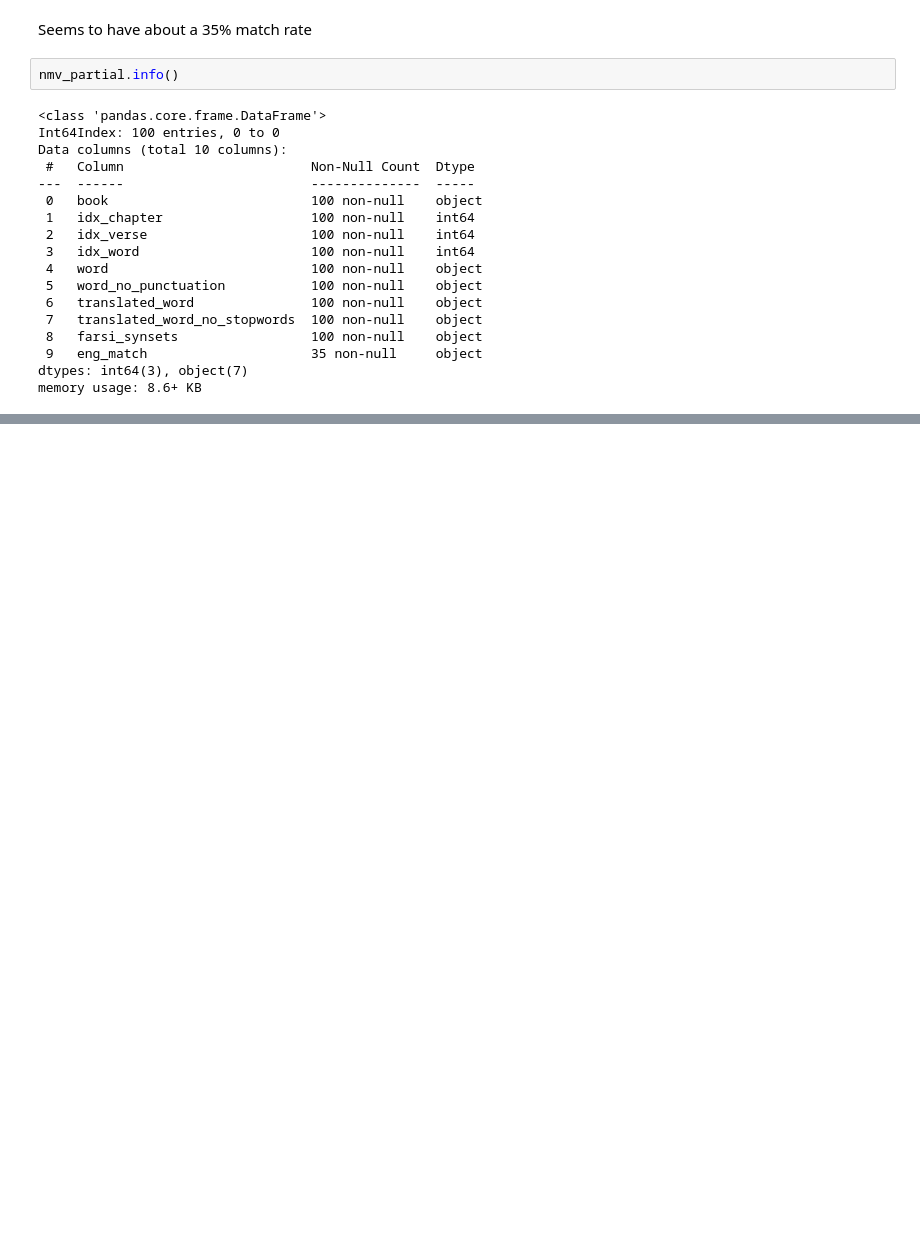
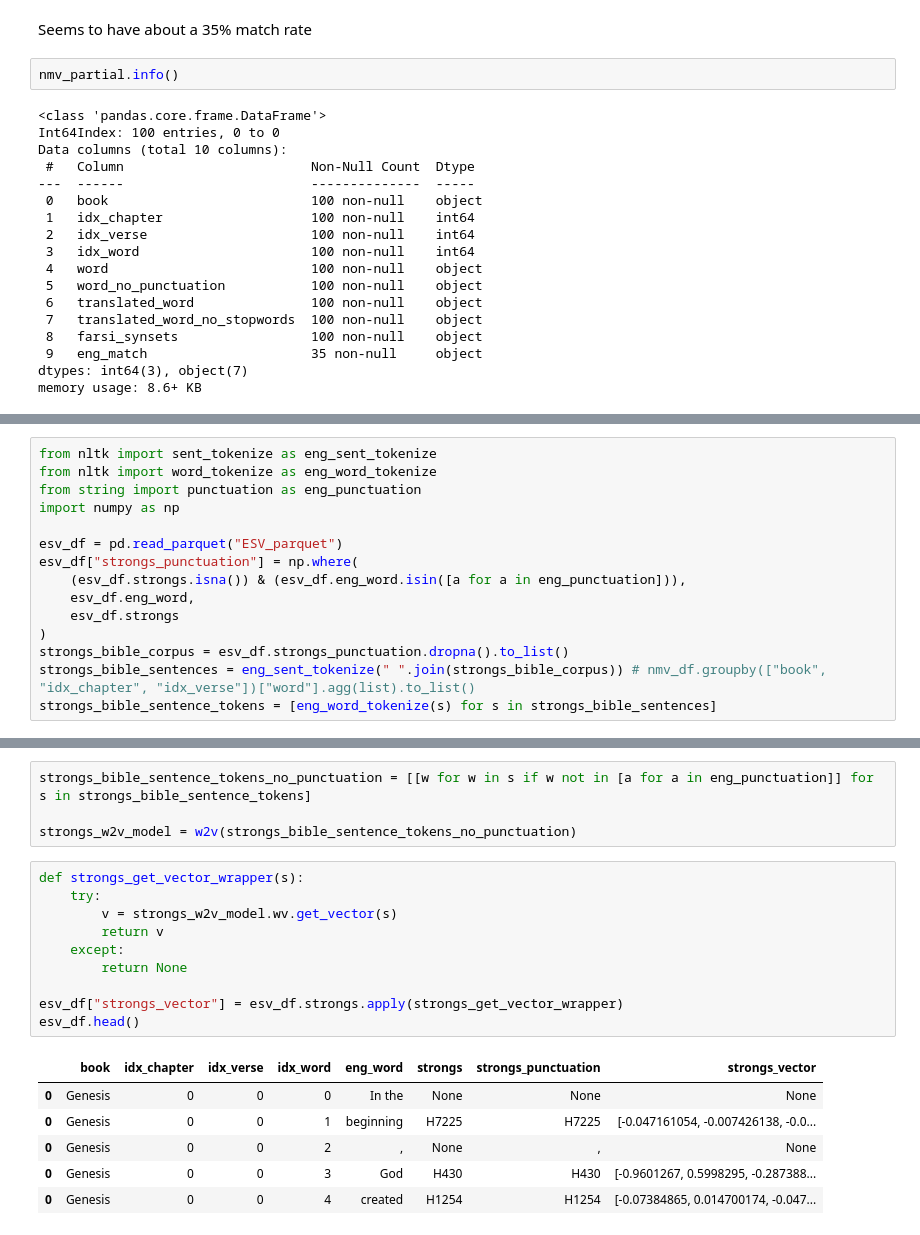
Before and after one commit to scruffian/farsi-strongs, a Jupyter notebook: Translation_Notebook.ipynb, the cells around one changed output, grey strips where cells are left out. Drawn from its saved outputs; the diff is of its cells as text; blank space fills up the shorter version.

```diff
--- a/Translation_Notebook.ipynb
+++ b/Translation_Notebook.ipynb
@@ -237,0 +275,15 @@ memory usage: 8.6+ KB
+# %%
+from nltk import sent_tokenize as eng_sent_tokenize
+from nltk import word_tokenize as eng_word_tokenize
+from string import punctuation as eng_punctuation
+import numpy as np
+
+esv_df = pd.read_parquet("ESV_parquet")
+esv_df["strongs_punctuation"] = np.where(
+    (esv_df.strongs.isna()) & (esv_df.eng_word.isin([a for a in eng_punctuation])),
+    esv_df.eng_word,
+    esv_df.strongs
+)
+strongs_bible_corpus = esv_df.strongs_punctuation.dropna().to_list()
+strongs_bible_sentences = eng_sent_tokenize(" ".join(strongs_bible_corpus)) # nmv_df.groupby(["book", "idx_chapter", "idx_verse"])["word"].agg(list).to_list()
+strongs_bible_sentence_tokens = [eng_word_tokenize(s) for s in strongs_bible_sentences]
@@ -237,0 +310,21 @@ memory usage: 8.6+ KB
+# %%
+strongs_bible_sentence_tokens_no_punctuation = [[w for w in s if w not in [a for a in eng_punctuation]] for s in strongs_bible_sentence_tokens]
+
+strongs_w2v_model = w2v(strongs_bible_sentence_tokens_no_punctuation)
+# %%
+def strongs_get_vector_wrapper(s):
+    try:
+        v = strongs_w2v_model.wv.get_vector(s)
+        return v
+    except:
+        return None
+
+esv_df["strongs_vector"] = esv_df.strongs.apply(strongs_get_vector_wrapper)
+esv_df.head()
+# %% [output]
+|  | book | idx_chapter | idx_verse | idx_word | eng_word | strongs | strongs_punctuation | strongs_vector |
+| 0 | Genesis | 0 | 0 | 0 | In the | None | None | None |
+| 0 | Genesis | 0 | 0 | 1 | beginning | H7225 | H7225 | [-0.047161054, -0.007426138, -0.0... |
+| 0 | Genesis | 0 | 0 | 2 | , | None | , | None |
+| 0 | Genesis | 0 | 0 | 3 | God | H430 | H430 | [-0.9601267, 0.5998295, -0.287388... |
+| 0 | Genesis | 0 | 0 | 4 | created | H1254 | H1254 | [-0.07384865, 0.014700174, -0.047... |
```
Also changed, not shown: parts of 9 cells of this notebook.
